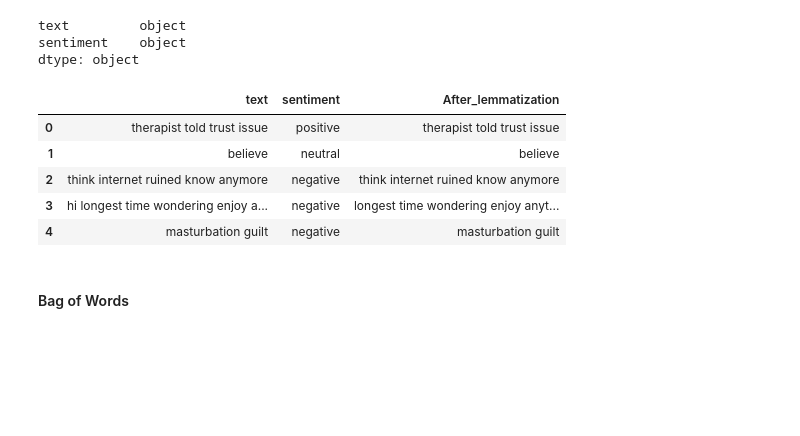
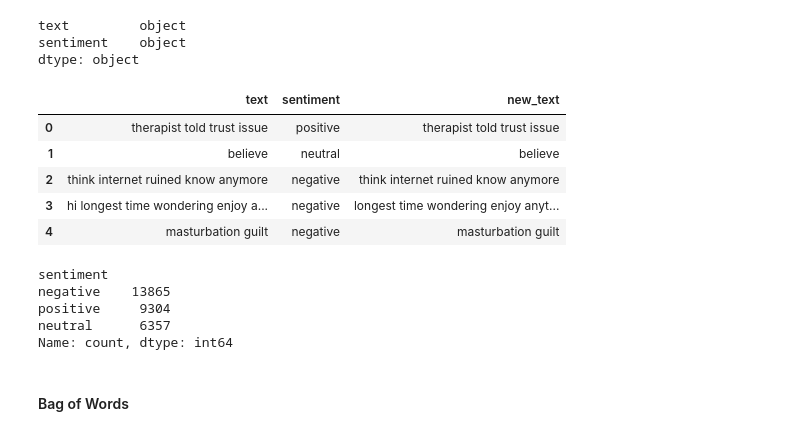
Before and after one commit to WillisYangg/FYP_Sentic_API, a Jupyter notebook: Labelled_Data/lexicon_compare.ipynb, the cells around one changed output. Saved outputs shown, nothing was run; the diff lists cells and outputs as text; code cells hidden in the pictures; blank space fills up the shorter version.

```diff
--- a/Labelled_Data/lexicon_compare.ipynb
+++ b/Labelled_Data/lexicon_compare.ipynb
@@ -338,25 +343,33 @@ def make_sentences(data,name):
 # %%
 preprocess_Reviews_data(reddit_df,'text')
 rem_stopwords_tokenize(reddit_df,'text')
 make_sentences(reddit_df,'text')
 
 #Edits After Lemmatization
 final_Edit = reddit_df['text'].copy()
-reddit_df["After_lemmatization"] = final_Edit
+reddit_df["new_text"] = final_Edit
 
 # Using the Lemmatization function to lemmatize the hotel data
-Lemmatization(reddit_df,'After_lemmatization')
+Lemmatization(reddit_df,'new_text')
 # Converting all the texts back to sentences
-make_sentences(reddit_df,'After_lemmatization')
+make_sentences(reddit_df,'new_text')
 
 reddit_df.head()
 # %% [output]
-|  | text | sentiment | After_lemmatization |
+|  | text | sentiment | new_text |
 | 0 | therapist told trust issue | positive | therapist told trust issue |
 | 1 | believe | neutral | believe |
 | 2 | think internet ruined know anymore | negative | think internet ruined know anymore |
 | 3 | hi longest time wondering enjoy a... | negative | longest time wondering enjoy anyt... |
 | 4 | masturbation guilt | negative | masturbation guilt |
+# %%
+reddit_df.sentiment.value_counts()
+# %% [output]
+sentiment
+negative    13865
+positive     9304
+neutral      6357
+Name: count, dtype: int64
 # %% [markdown]
 #### Bag of Words
 # %%
```
Also changed, not shown: parts of 19 cells of this notebook, 2 other files.
